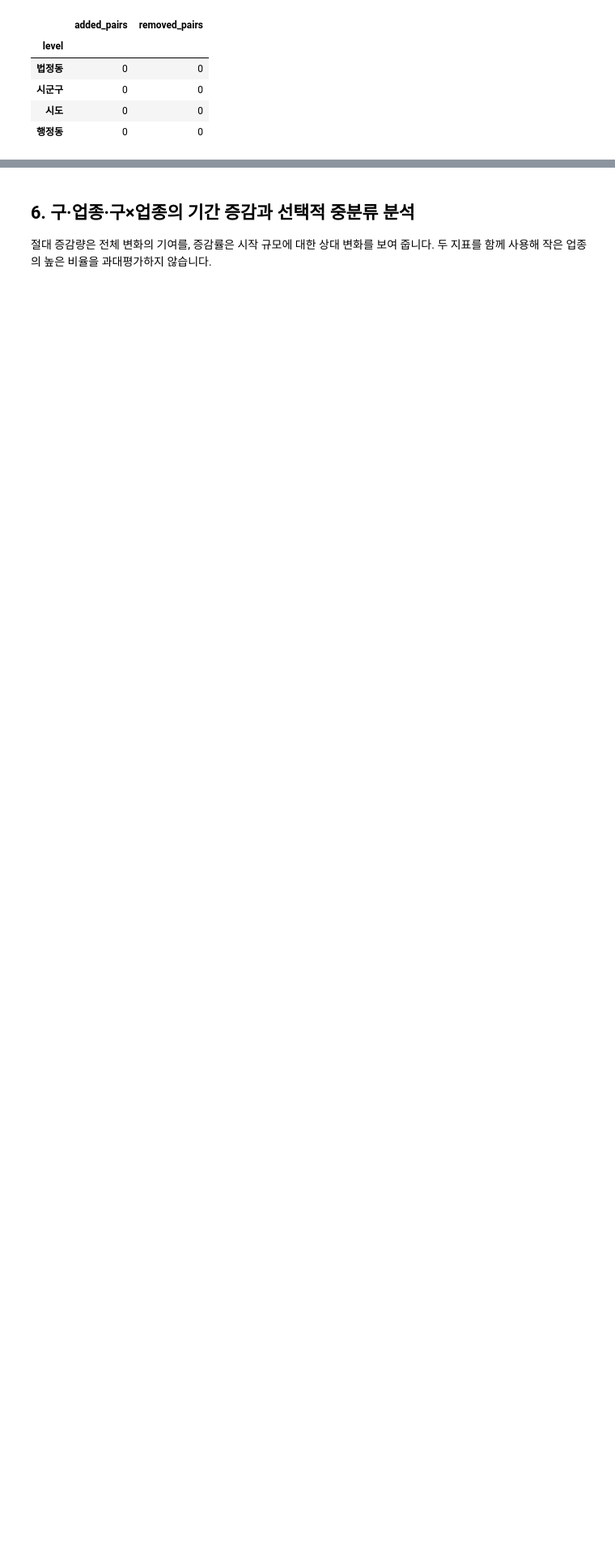
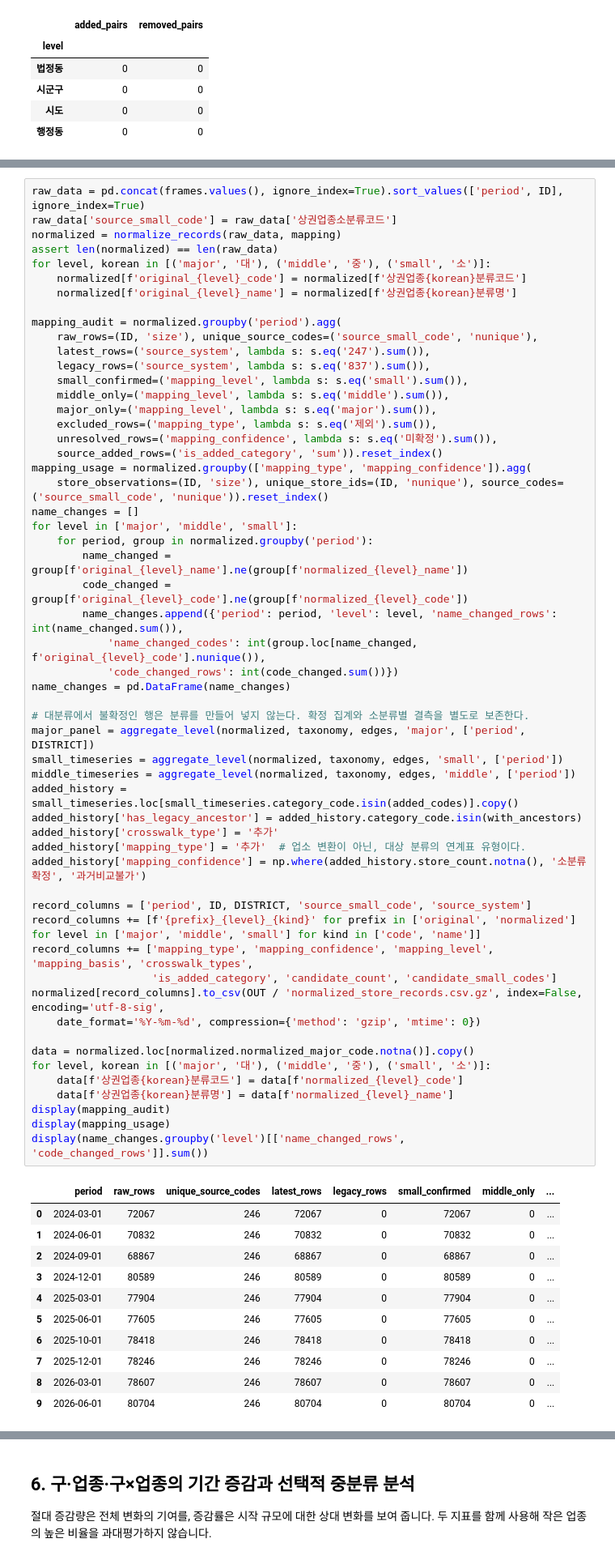
Before and after one commit to Frost0313z/daejeon-commercial-analysis, a Jupyter notebook: analysis.ipynb, the cells around one changed output, grey strips where cells are left out. Shown at 81% size. Cells and saved outputs as stored; diff of their text form; blank space fills up the shorter version.

```diff
--- a/analysis.ipynb
+++ b/analysis.ipynb
@@ -232,0 +292,67 @@ display(admin_changes.groupby('level')[['added_pairs', 'removed_pairs']].sum())
+# %%
+raw_data = pd.concat(frames.values(), ignore_index=True).sort_values(['period', ID], ignore_index=True)
+raw_data['source_small_code'] = raw_data['상권업종소분류코드']
+normalized = normalize_records(raw_data, mapping)
+assert len(normalized) == len(raw_data)
+for level, korean in [('major', '대'), ('middle', '중'), ('small', '소')]:
+    normalized[f'original_{level}_code'] = normalized[f'상권업종{korean}분류코드']
+    normalized[f'original_{level}_name'] = normalized[f'상권업종{korean}분류명']
+
+mapping_audit = normalized.groupby('period').agg(
+    raw_rows=(ID, 'size'), unique_source_codes=('source_small_code', 'nunique'),
+    latest_rows=('source_system', lambda s: s.eq('247').sum()),
+    legacy_rows=('source_system', lambda s: s.eq('837').sum()),
+    small_confirmed=('mapping_level', lambda s: s.eq('small').sum()),
+    middle_only=('mapping_level', lambda s: s.eq('middle').sum()),
+    major_only=('mapping_level', lambda s: s.eq('major').sum()),
+    excluded_rows=('mapping_type', lambda s: s.eq('제외').sum()),
+    unresolved_rows=('mapping_confidence', lambda s: s.eq('미확정').sum()),
+    source_added_rows=('is_added_category', 'sum')).reset_index()
+mapping_usage = normalized.groupby(['mapping_type', 'mapping_confidence']).agg(
+    store_observations=(ID, 'size'), unique_store_ids=(ID, 'nunique'), source_codes=('source_small_code', 'nunique')).reset_index()
+name_changes = []
+for level in ['major', 'middle', 'small']:
+    for period, group in normalized.groupby('period'):
+        name_changed = group[f'original_{level}_name'].ne(group[f'normalized_{level}_name'])
+        code_changed = group[f'original_{level}_code'].ne(group[f'normalized_{level}_code'])
+        name_changes.append({'period': period, 'level': level, 'name_changed_rows': int(name_changed.sum()),
+            'name_changed_codes': int(group.loc[name_changed, f'original_{level}_code'].nunique()),
+            'code_changed_rows': int(code_changed.sum())})
+name_changes = pd.DataFrame(name_changes)
+
+# 대분류에서 불확정인 행은 분류를 만들어 넣지 않는다. 확정 집계와 소분류별 결측을 별도로 보존한다.
+major_panel = aggregate_level(normalized, taxonomy, edges, 'major', ['period', DISTRICT])
+small_timeseries = aggregate_level(normalized, taxonomy, edges, 'small', ['period'])
+middle_timeseries = aggregate_level(normalized, taxonomy, edges, 'middle', ['period'])
+added_history = small_timeseries.loc[small_timeseries.category_code.isin(added_codes)].copy()
+added_history['has_legacy_ancestor'] = added_history.category_code.isin(with_ancestors)
+added_history['crosswalk_type'] = '추가'
+added_history['mapping_type'] = '추가'  # 업소 변환이 아닌, 대상 분류의 연계표 유형이다.
+added_history['mapping_confidence'] = np.where(added_history.store_count.notna(), '소분류확정', '과거비교불가')
+
+record_columns = ['period', ID, DISTRICT, 'source_small_code', 'source_system']
+record_columns += [f'{prefix}_{level}_{kind}' for prefix in ['original', 'normalized'] for level in ['major', 'middle', 'small'] for kind in ['code', 'name']]
+record_columns += ['mapping_type', 'mapping_confidence', 'mapping_level', 'mapping_basis', 'crosswalk_types',
+                   'is_added_category', 'candidate_count', 'candidate_small_codes']
+normalized[record_columns].to_csv(OUT / 'normalized_store_records.csv.gz', index=False, encoding='utf-8-sig',
+    date_format='%Y-%m-%d', compression={'method': 'gzip', 'mtime': 0})
+
+data = normalized.loc[normalized.normalized_major_code.notna()].copy()
+for level, korean in [('major', '대'), ('middle', '중'), ('small', '소')]:
+    data[f'상권업종{korean}분류코드'] = data[f'normalized_{level}_code']
+    data[f'상권업종{korean}분류명'] = data[f'normalized_{level}_name']
+display(mapping_audit)
+display(mapping_usage)
+display(name_changes.groupby('level')[['name_changed_rows', 'code_changed_rows']].sum())
+# %% [output]
+|  | period | raw_rows | unique_source_codes | latest_rows | legacy_rows | small_confirmed | middle_only | ... |
+| 0 | 2024-03-01 | 72067 | 246 | 72067 | 0 | 72067 | 0 | ... |
+| 1 | 2024-06-01 | 70832 | 246 | 70832 | 0 | 70832 | 0 | ... |
+| 2 | 2024-09-01 | 68867 | 246 | 68867 | 0 | 68867 | 0 | ... |
+| 3 | 2024-12-01 | 80589 | 246 | 80589 | 0 | 80589 | 0 | ... |
+| 4 | 2025-03-01 | 77904 | 246 | 77904 | 0 | 77904 | 0 | ... |
+| 5 | 2025-06-01 | 77605 | 246 | 77605 | 0 | 77605 | 0 | ... |
+| 6 | 2025-10-01 | 78418 | 246 | 78418 | 0 | 78418 | 0 | ... |
+| 7 | 2025-12-01 | 78246 | 246 | 78246 | 0 | 78246 | 0 | ... |
+| 8 | 2026-03-01 | 78607 | 246 | 78607 | 0 | 78607 | 0 | ... |
+| 9 | 2026-06-01 | 80704 | 246 | 80704 | 0 | 80704 | 0 | ... |
```
Also changed, not shown: parts of 14 cells of this notebook, 41 other files.
